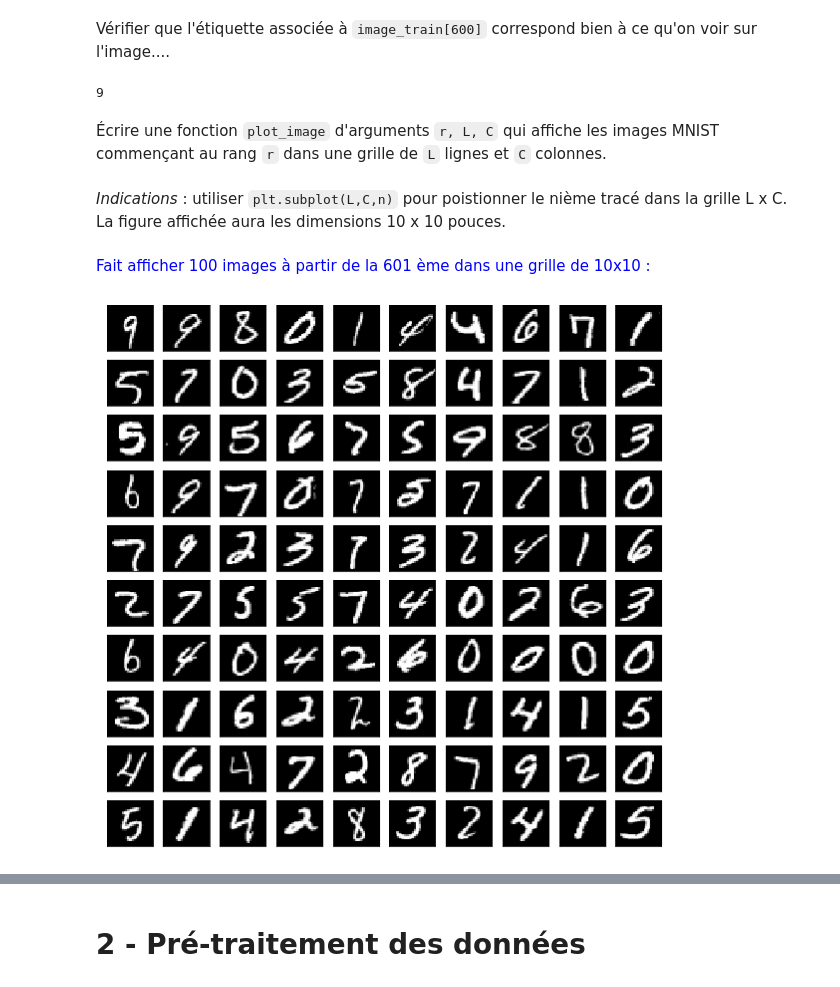
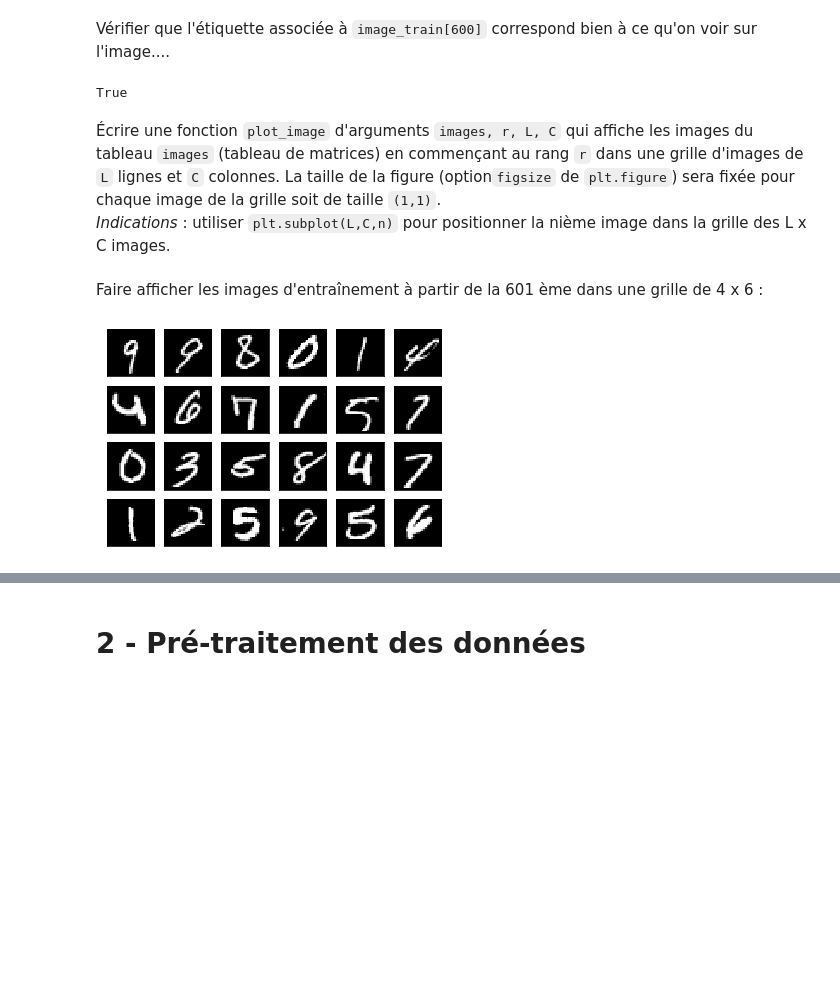
Before and after one commit to cjlux/mnist_tf2, a Jupyter notebook: TP1_MNIST_dense.ipynb, the cells around one changed output, grey strips where cells are left out. Cells and saved outputs as stored; diff of their text form; code cells hidden in the pictures; blank space fills up the shorter version.

```diff
--- a/TP1_MNIST_dense.ipynb
+++ b/TP1_MNIST_dense.ipynb
@@ -132,22 +170,22 @@ plt.xticks([]); plt.yticks([]);
 # %% [markdown]
 Vérifier que l'étiquette associée à `image_train[600]` correspond bien à ce qu'on voir sur l'image....
 # %%
-lab_train[600]
+lab_train[600] == 9
 # %% [output]
-9
+True
 # %% [markdown]
-Écrire une fonction `plot_image` d'arguments `r, L, C` qui affiche les images MNIST commençant au rang `r` dans une grille de `L` lignes et `C` colonnes.<br><bR>
-*Indications* : utiliser `plt.subplot(L,C,n)` pour poistionner le nième tracé dans la grille L x C. La figure affichée aura les dimensions 10 x 10 pouces.
+Écrire une fonction `plot_image` d'arguments `images, r, L, C` qui affiche les images du tableau `images` (tableau de matrices) en commençant au rang `r` dans une grille d'images de `L` lignes et `C` colonnes. La taille de la figure (option`figsize` de `plt.figure`) sera fixée pour chaque image de la grille soit de taille `(1,1)`.<br>
+*Indications* : utiliser `plt.subplot(L,C,n)` pour positionner la nième image dans la grille des L x C images.
 # %%
-def plot_image(r,L,C):
-    plt.figure(figsize=(10,10))
+def plot_image(images, r,L,C):
+    plt.figure(figsize=(C,L))
     for i in range(L*C):
         plt.subplot(L, C, i+1)
-        plt.imshow(im_train[r+i],cmap='gray', interpolation='none')
+        plt.imshow(images[r+i], cmap='gray')
         plt.xticks([]); plt.yticks([])
 # %% [markdown]
-<span style="color:blue;font-family:arial">Fait afficher 100 images à partir de la 601 ème dans une grille de 10x10 : </span>
+Faire afficher les images d'entraînement à partir de la 601 ème dans une grille de 4 x 6 :
-# %%
-plot_image(600, 10, 10)
-# %% [output]
-[figure, removed]
+# %%
+plot_image(im_train, 600, 4, 6)
+# %% [output]
+[figure, added]
```
Also changed, not shown: parts of 81 cells of this notebook, 38 other files.
